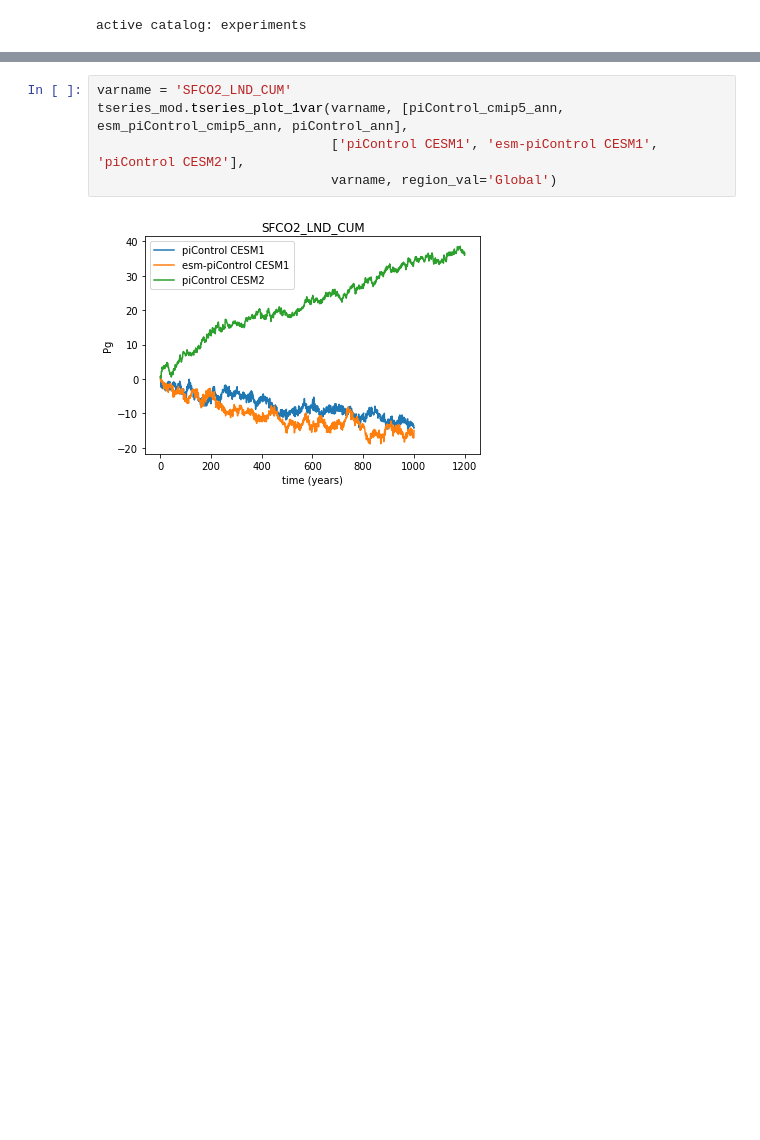
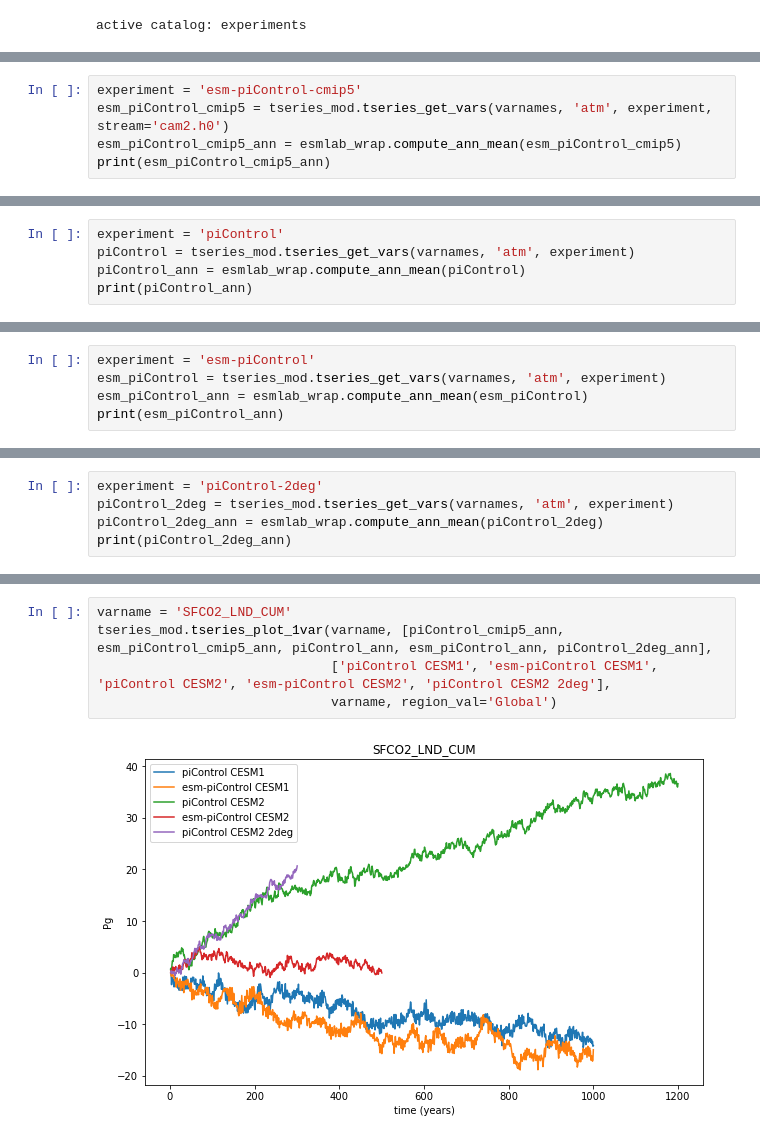
Before and after one commit to klindsay28/CESM2_coup_carb_cycle_JAMES, a Jupyter notebook: Cinv_drift.ipynb, the cells around one changed output, grey strips where cells are left out. Saved outputs shown, nothing was run; the diff lists cells and outputs as text; blank space fills up the shorter version.

```diff
--- a/Cinv_drift.ipynb
+++ b/Cinv_drift.ipynb
@@ -125,0 +37,5 @@ Data variables:
+# %%
+experiment = 'esm-piControl-cmip5'
+esm_piControl_cmip5 = tseries_mod.tseries_get_vars(varnames, 'atm', experiment, stream='cam2.h0')
+esm_piControl_cmip5_ann = esmlab_wrap.compute_ann_mean(esm_piControl_cmip5)
+print(esm_piControl_cmip5_ann)
@@ -125,0 +61,5 @@ Data variables:
+# %%
+experiment = 'piControl'
+piControl = tseries_mod.tseries_get_vars(varnames, 'atm', experiment)
+piControl_ann = esmlab_wrap.compute_ann_mean(piControl)
+print(piControl_ann)
@@ -125,0 +85,5 @@ Data variables:
+# %%
+experiment = 'esm-piControl'
+esm_piControl = tseries_mod.tseries_get_vars(varnames, 'atm', experiment)
+esm_piControl_ann = esmlab_wrap.compute_ann_mean(esm_piControl)
+print(esm_piControl_ann)
@@ -125,0 +109,5 @@ Data variables:
+# %%
+experiment = 'piControl-2deg'
+piControl_2deg = tseries_mod.tseries_get_vars(varnames, 'atm', experiment)
+piControl_2deg_ann = esmlab_wrap.compute_ann_mean(piControl_2deg)
+print(piControl_2deg_ann)
@@ -126,9 +147,9 @@ Data variables:
 # %%
 varname = 'SFCO2_LND_CUM'
-tseries_mod.tseries_plot_1var(varname, [piControl_cmip5_ann, esm_piControl_cmip5_ann, piControl_ann],
-                              ['piControl CESM1', 'esm-piControl CESM1', 'piControl CESM2'],
+tseries_mod.tseries_plot_1var(varname, [piControl_cmip5_ann, esm_piControl_cmip5_ann, piControl_ann, esm_piControl_ann, piControl_2deg_ann],
+                              ['piControl CESM1', 'esm-piControl CESM1', 'piControl CESM2', 'esm-piControl CESM2', 'piControl CESM2 2deg'],
                               varname, region_val='Global')
 # %% [output]
-[figure, old version]
+[figure, new version]
 # %%
 varname = 'SFCO2_OCN_CUM'
```
Also changed, not shown: parts of 10 cells of this notebook, 16 other files.
